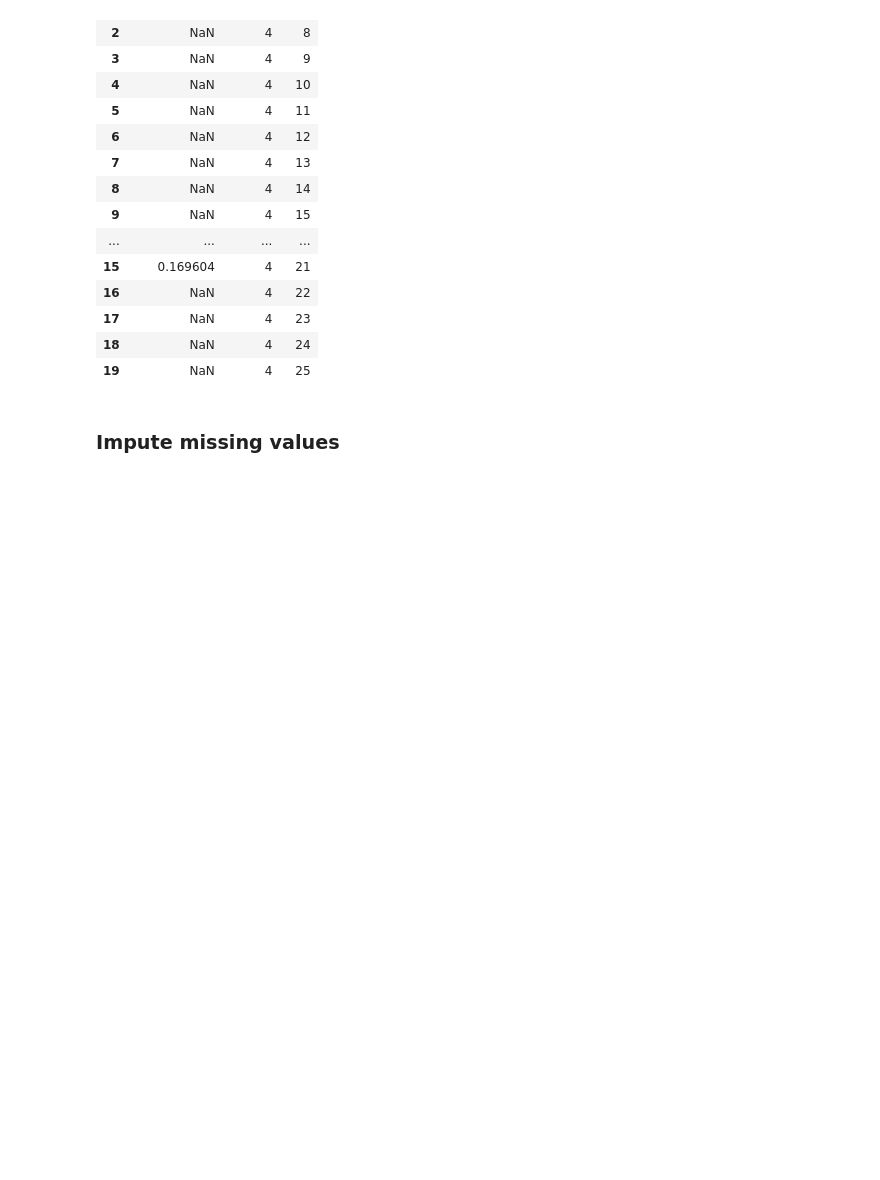
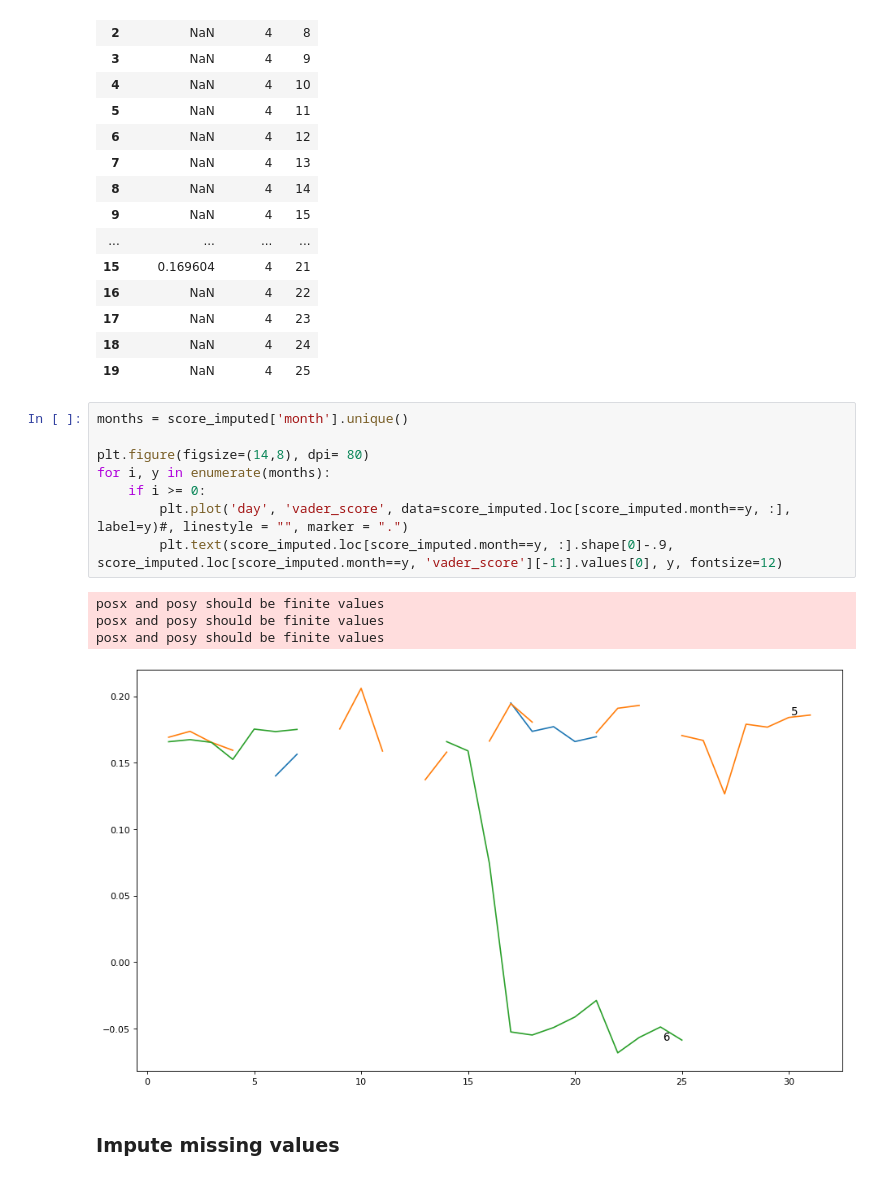
Before and after one commit to coharaCNJ/M.Sc.-Data-Analytics-Semester-2-CA2, a Jupyter notebook: Sentiment_Analysis.ipynb, the cells around one changed output. Saved outputs shown, nothing was run; the diff lists cells and outputs as text; blank space fills up the shorter version.

```diff
--- a/Sentiment_Analysis.ipynb
+++ b/Sentiment_Analysis.ipynb
@@ -308,6 +349,19 @@ score_imputed.head(20)
 | 17 | NaN | 4 | 23 |
 | 18 | NaN | 4 | 24 |
 | 19 | NaN | 4 | 25 |
+# %%
+months = score_imputed['month'].unique()
+
+plt.figure(figsize=(14,8), dpi= 80)
+for i, y in enumerate(months):
+    if i >= 0:
+        plt.plot('day', 'vader_score', data=score_imputed.loc[score_imputed.month==y, :], label=y)#, linestyle = "", marker = ".")
+        plt.text(score_imputed.loc[score_imputed.month==y, :].shape[0]-.9, score_imputed.loc[score_imputed.month==y, 'vader_score'][-1:].values[0], y, fontsize=12)
+# %% [output]
+posx and posy should be finite values
+posx and posy should be finite values
+posx and posy should be finite values
+[figure, added]
 # %% [markdown]
 ### Impute missing values
 # %%
```
Also changed, not shown: parts of 25 cells of this notebook, 2 other files.
